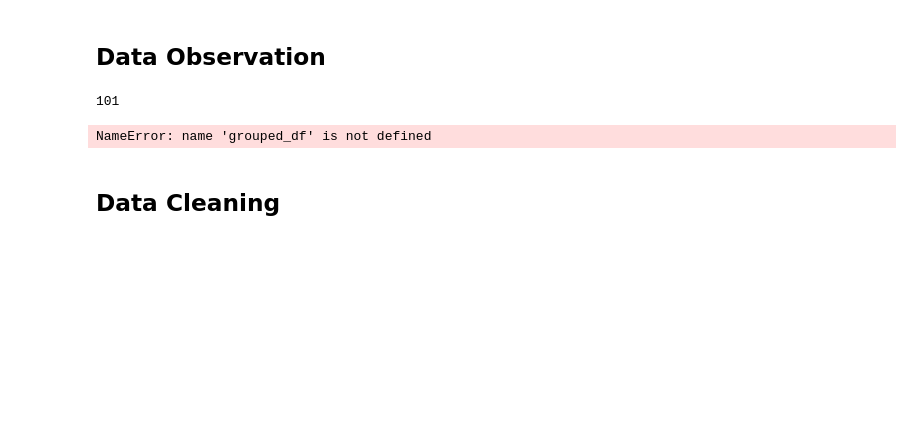
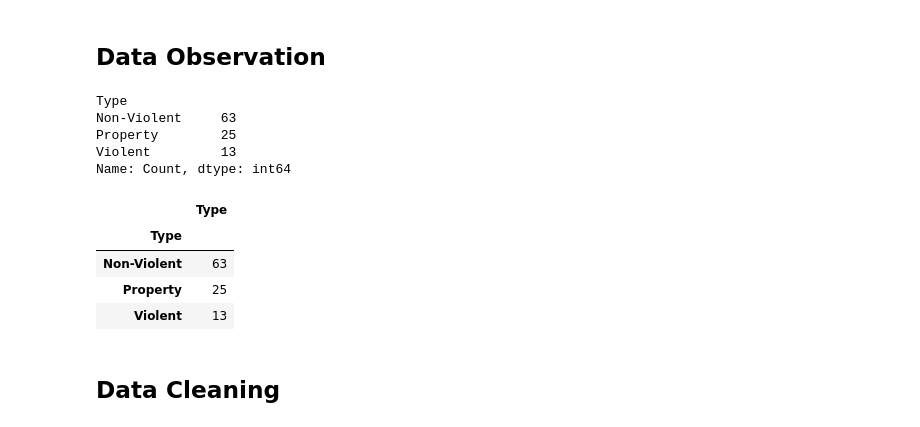
Before and after one commit to sashabridges/DowntownData, a Jupyter notebook: r2.ipynb, the cells around one changed output. Cells and saved outputs as stored; diff of their text form; code cells hidden in the pictures; blank space fills up the shorter version.

```diff
--- a/r2.ipynb
+++ b/r2.ipynb
@@ -25,23 +22,32 @@ df.head()
 ## Data Observation
 # %%
 # Count how many sightings have occured within each state
-#type_counts = test.groupby("Type")
+type_counts = df.groupby("Type")
 type_counts["Type"].count()
+type_counts["Count"].count()
 # %% [output]
-101
+Type
+Non-Violent     63
+Property        25
+Violent         13
+Name: Count, dtype: int64
 # %%
 # Using GroupBy in order to separate the data into fields according to "state" values
-#grouped_df = test.groupby(['Type'])
+grouped_df = df.groupby(['Type'])
 
 # The object returned is a "GroupBy" object and cannot be viewed normally...
 #print(grouped_df["Type"].count())
 
 # In order to be visualized, a data function must be used...
-#grouped_df.count().head(10)
+grouped_df.count().head(10)
 
-grouped_df[["Count"]].count()
+grouped_df[["Type"]].count()
 # %% [output]
-NameError: name 'grouped_df' is not defined
+|  | Type |
+| Type |  |
+| Non-Violent | 63 |
+| Property | 25 |
+| Violent | 13 |
 # %% [markdown]
 ## Data Cleaning
 # %%
```
Also changed, not shown: parts of 2 cells of this notebook.
